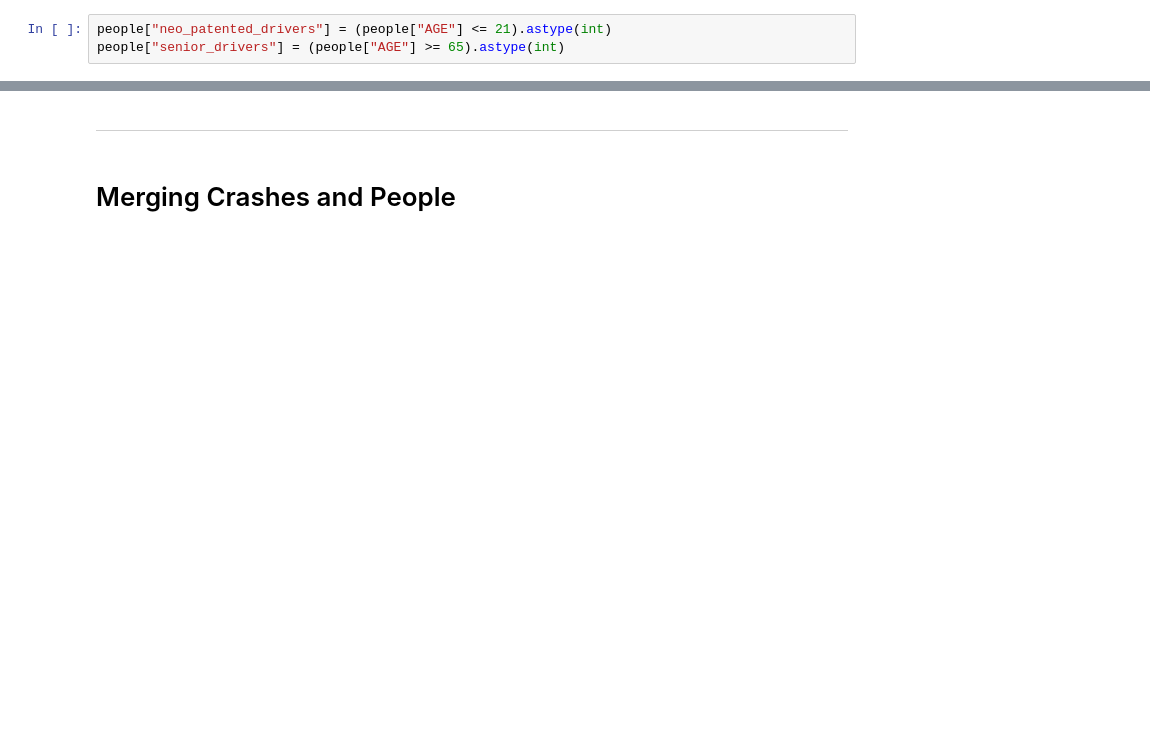
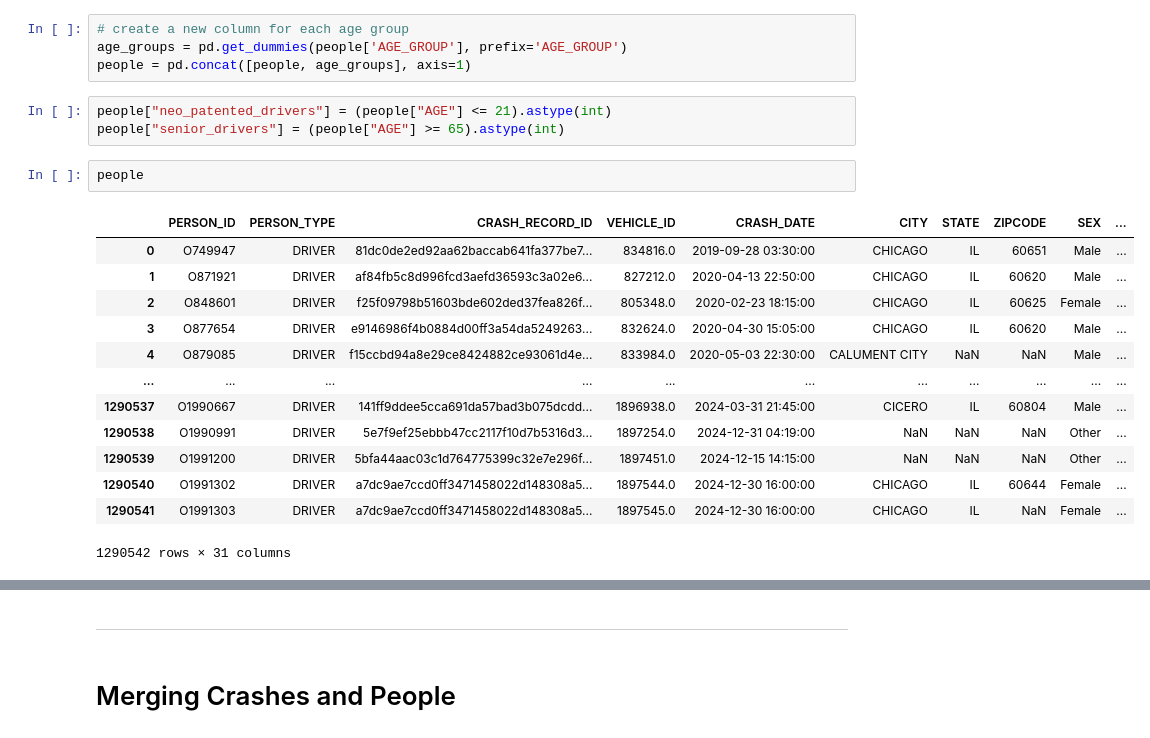
Before and after one commit to lavo2/DataMining-Project, a Jupyter notebook: 1-distribution.ipynb, the cells around one changed output, grey strips where cells are left out. Drawn from its saved outputs; the diff is of its cells as text; blank space fills up the shorter version.

```diff
--- a/1-distribution.ipynb
+++ b/1-distribution.ipynb
@@ -683,3 +694,23 @@ people["GENDER_MALE"] = (people["SEX"] == 1).astype(int)
+# %%
+# create a new column for each age group
+age_groups = pd.get_dummies(people['AGE_GROUP'], prefix='AGE_GROUP')
+people = pd.concat([people, age_groups], axis=1)
 # %%
 people["neo_patented_drivers"] = (people["AGE"] <= 21).astype(int)
 people["senior_drivers"] = (people["AGE"] >= 65).astype(int)
+# %%
+people
+# %% [output]
+|  | PERSON_ID | PERSON_TYPE | CRASH_RECORD_ID | VEHICLE_ID | CRASH_DATE | CITY | STATE | ZIPCODE | SEX | ... |
+| 0 | O749947 | DRIVER | 81dc0de2ed92aa62baccab641fa377be7... | 834816.0 | 2019-09-28 03:30:00 | CHICAGO | IL | 60651 | Male | ... |
+| 1 | O871921 | DRIVER | af84fb5c8d996fcd3aefd36593c3a02e6... | 827212.0 | 2020-04-13 22:50:00 | CHICAGO | IL | 60620 | Male | ... |
+| 2 | O848601 | DRIVER | f25f09798b51603bde602ded37fea826f... | 805348.0 | 2020-02-23 18:15:00 | CHICAGO | IL | 60625 | Female | ... |
+| 3 | O877654 | DRIVER | e9146986f4b0884d00ff3a54da5249263... | 832624.0 | 2020-04-30 15:05:00 | CHICAGO | IL | 60620 | Male | ... |
+| 4 | O879085 | DRIVER | f15ccbd94a8e29ce8424882ce93061d4e... | 833984.0 | 2020-05-03 22:30:00 | CALUMENT CITY | NaN | NaN | Male | ... |
+| ... | ... | ... | ... | ... | ... | ... | ... | ... | ... | ... |
+| 1290537 | O1990667 | DRIVER | 141ff9ddee5cca691da57bad3b075dcdd... | 1896938.0 | 2024-03-31 21:45:00 | CICERO | IL | 60804 | Male | ... |
+| 1290538 | O1990991 | DRIVER | 5e7f9ef25ebbb47cc2117f10d7b5316d3... | 1897254.0 | 2024-12-31 04:19:00 | NaN | NaN | NaN | Other | ... |
+| 1290539 | O1991200 | DRIVER | 5bfa44aac03c1d764775399c32e7e296f... | 1897451.0 | 2024-12-15 14:15:00 | NaN | NaN | NaN | Other | ... |
+| 1290540 | O1991302 | DRIVER | a7dc9ae7ccd0ff3471458022d148308a5... | 1897544.0 | 2024-12-30 16:00:00 | CHICAGO | IL | 60644 | Female | ... |
+| 1290541 | O1991303 | DRIVER | a7dc9ae7ccd0ff3471458022d148308a5... | 1897545.0 | 2024-12-30 16:00:00 | CHICAGO | IL | NaN | Female | ... |
+1290542 rows × 31 columns
```
Also changed, not shown: parts of 11 cells of this notebook, 2 other files.
